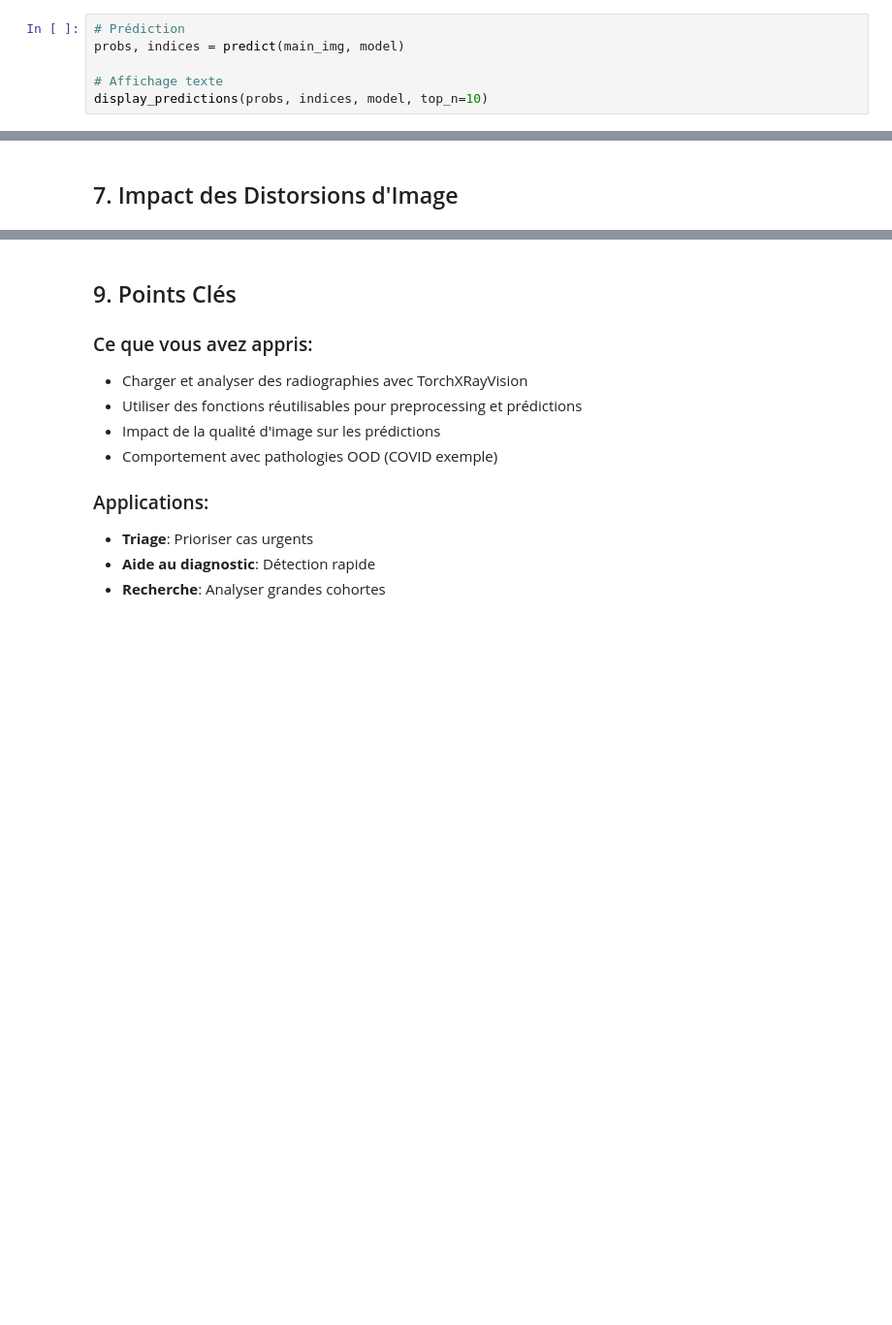
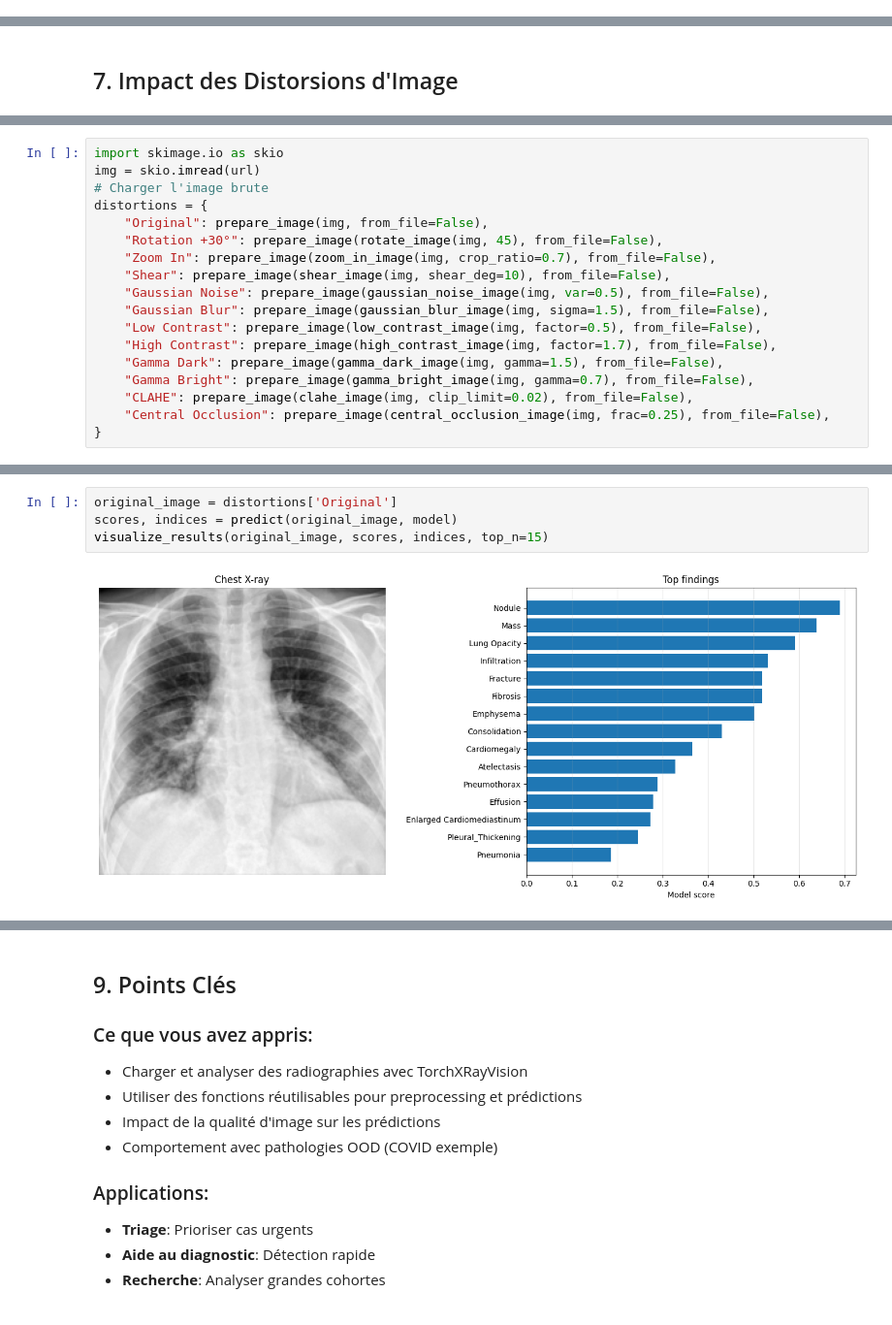
Before and after one commit to maclandrol/cours-ia-med, a Jupyter notebook: 05_Analyse_Radiographies_Thoraciques.ipynb, the cells around one changed output, grey strips where cells are left out. Shown at 97% size. Cells and saved outputs as stored; diff of their text form; blank space fills up the shorter version.

```diff
--- a/05_Analyse_Radiographies_Thoraciques.ipynb
+++ b/05_Analyse_Radiographies_Thoraciques.ipynb
@@ -238,6 +134,0 @@ else:
-# %%
-# Prédiction
-probs, indices = predict(main_img, model)
-
-# Affichage texte
-display_predictions(probs, indices, model, top_n=10)
@@ -353,0 +307,18 @@ print("\n" + "="*70)
+# %%
+import skimage.io as skio
+img = skio.imread(url)
+# Charger l'image brute
+distortions = {
+    "Original": prepare_image(img, from_file=False),
+    "Rotation +30°": prepare_image(rotate_image(img, 45), from_file=False),
+    "Zoom In": prepare_image(zoom_in_image(img, crop_ratio=0.7), from_file=False),
+    "Shear": prepare_image(shear_image(img, shear_deg=10), from_file=False),
+    "Gaussian Noise": prepare_image(gaussian_noise_image(img, var=0.5), from_file=False),
+    "Gaussian Blur": prepare_image(gaussian_blur_image(img, sigma=1.5), from_file=False),
+    "Low Contrast": prepare_image(low_contrast_image(img, factor=0.5), from_file=False),
+    "High Contrast": prepare_image(high_contrast_image(img, factor=1.7), from_file=False),
+    "Gamma Dark": prepare_image(gamma_dark_image(img, gamma=1.5), from_file=False),
+    "Gamma Bright": prepare_image(gamma_bright_image(img, gamma=0.7), from_file=False),
+    "CLAHE": prepare_image(clahe_image(img, clip_limit=0.02), from_file=False),
+    "Central Occlusion": prepare_image(central_occlusion_image(img, frac=0.25), from_file=False),
+}
@@ -353,0 +359,6 @@ print("\n" + "="*70)
+# %%
+original_image = distortions['Original']
+scores, indices = predict(original_image, model)
+visualize_results(original_image, scores, indices, top_n=15)
+# %% [output]
+[figure, added]
```
Also changed, not shown: parts of 26 cells of this notebook.
